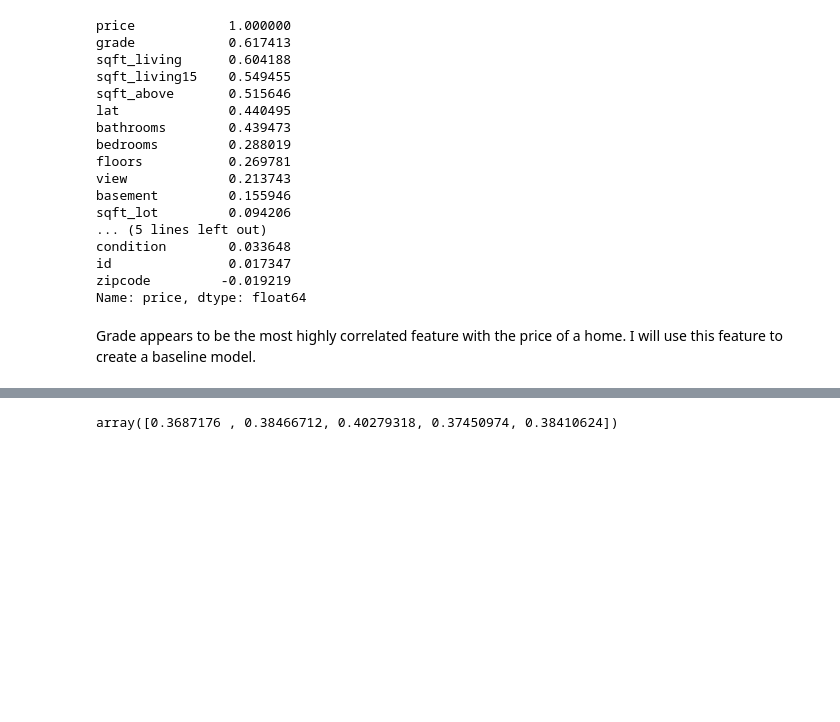
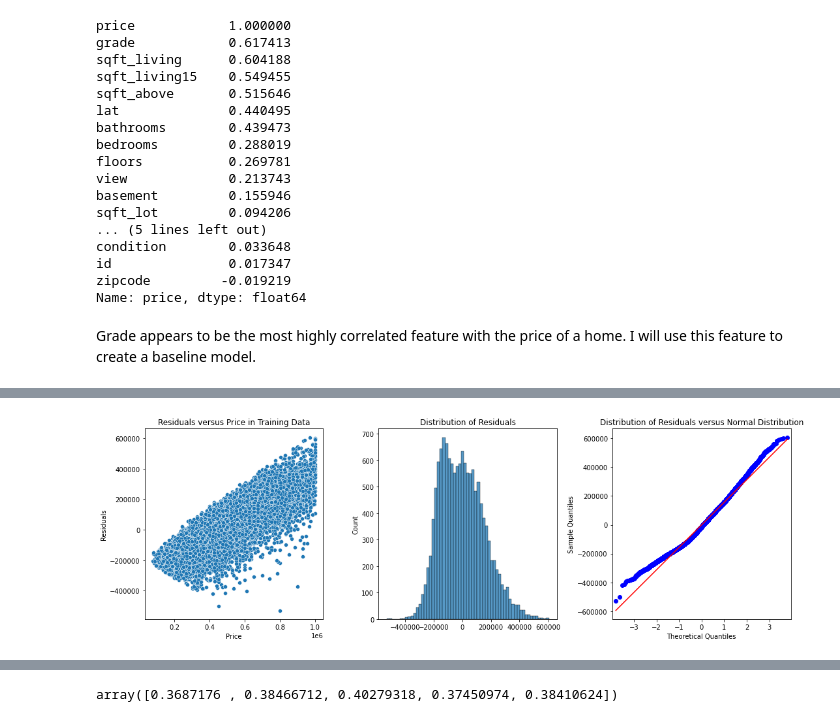
Before and after one commit to ran0027/dsc-phase2-project, a Jupyter notebook: analysis.ipynb, the cells around one changed output, grey strips where cells are left out. Cells and saved outputs as stored; diff of their text form; code cells hidden in the pictures; blank space fills up the shorter version.

Commit message:
Update qqplots and iterate model

```diff
--- a/analysis.ipynb
+++ b/analysis.ipynb
@@ -301,0 +333,12 @@ Grade appears to be the most highly correlated feature with the price of a home.
+# %%
+# build formula
+
+formula = 'price ~ sqft_living'
+
+# fit model using ordinary least squares
+
+model = ols(formula=formula, data=all_train).fit()
+
+# view model summary
+
+model.summary()
@@ -301,0 +367,25 @@ Grade appears to be the most highly correlated feature with the price of a home.
+# %%
+'''check assumptions'''
+
+# compute residuals for training data
+
+residuals = (y_train['price'] - model.predict(X_train)).values
+
+# check homoscedasticity, and normality of residuals
+
+fig, ax = plt.subplots(ncols=3, figsize=(15,5))
+
+ax[0].set(title='Residuals versus Price in Training Data', ylabel='Residuals', xlabel='Price')
+
+sns.scatterplot(x=y_train['price'], y=residuals, ax=ax[0])
+
+ax[1].set_title('Distribution of Residuals')
+
+sns.histplot(residuals, ax=ax[1])
+
+ax[2].set_title('Distribution of Residuals versus Normal Distribution')
+sm.qqplot(residuals, line='s', ax=ax[2])
+
+fig.tight_layout();
+# %% [output]
+[figure, added]
```
Also changed, not shown: parts of 24 cells of this notebook, 1 other file.
